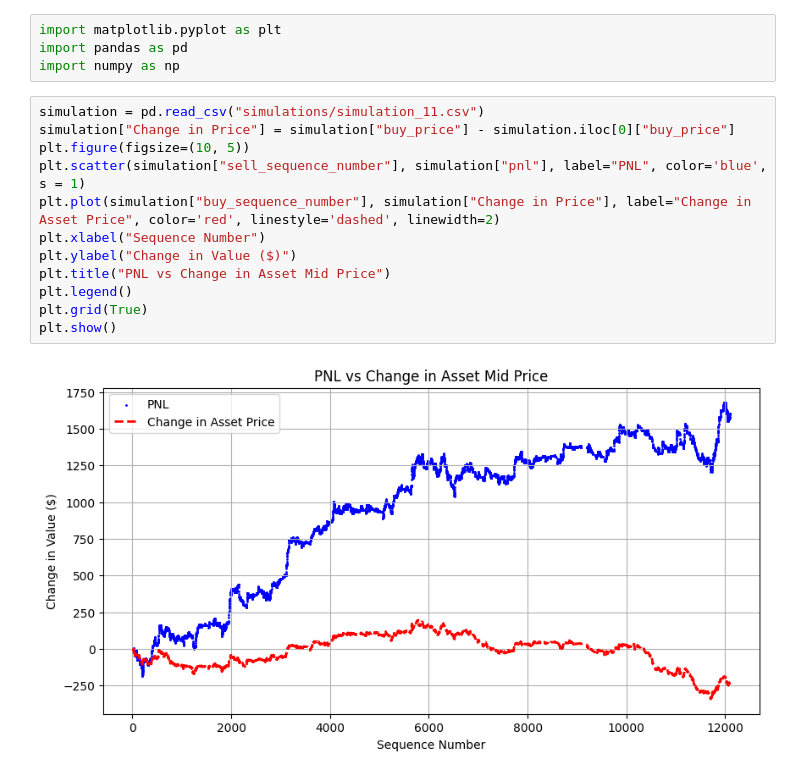
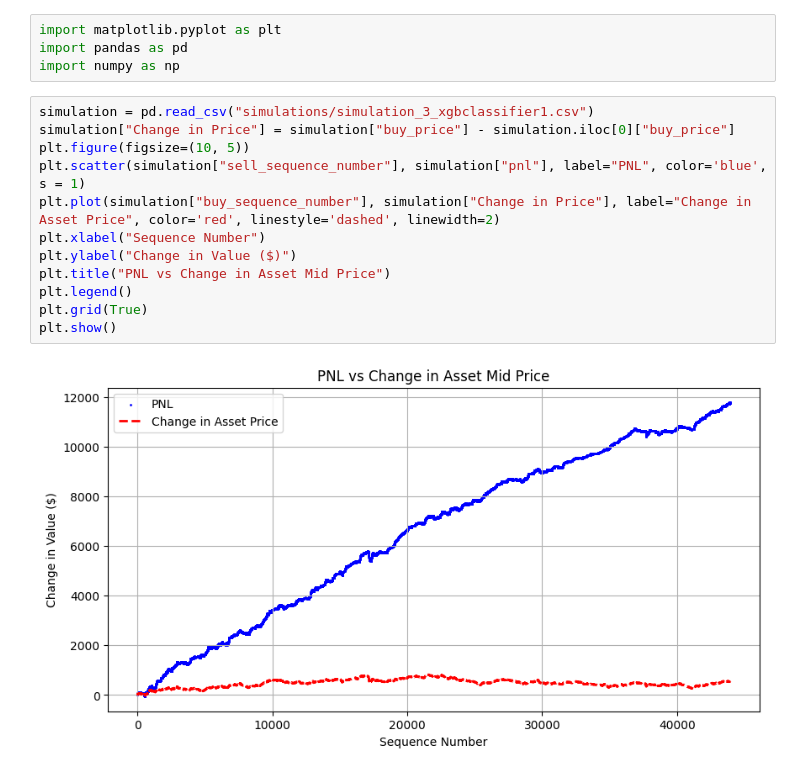
Before and after one commit to sibster146/Machine_Learning_Trader_simple, a Jupyter notebook: simulation_analysis.ipynb, the cells around one changed output. Drawn from its saved outputs; the diff is of its cells as text.

Commit message:
graphs

```diff
--- a/simulation_analysis.ipynb
+++ b/simulation_analysis.ipynb
@@ -3,16 +3,16 @@ import matplotlib.pyplot as plt
 import pandas as pd
 import numpy as np
 # %%
-simulation = pd.read_csv("simulations/simulation_11.csv")
+simulation = pd.read_csv("simulations/simulation_3_xgbclassifier1.csv")
 simulation["Change in Price"] = simulation["buy_price"] - simulation.iloc[0]["buy_price"]
 plt.figure(figsize=(10, 5))
 plt.scatter(simulation["sell_sequence_number"], simulation["pnl"], label="PNL", color='blue', s = 1)
 plt.plot(simulation["buy_sequence_number"], simulation["Change in Price"], label="Change in Asset Price", color='red', linestyle='dashed', linewidth=2)
 plt.xlabel("Sequence Number")
 plt.ylabel("Change in Value ($)")
 plt.title("PNL vs Change in Asset Mid Price")
 plt.legend()
 plt.grid(True)
 plt.show()
 # %% [output]
-[figure, old version]
+[figure, new version]
```
Also changed, not shown: 13 other files.
